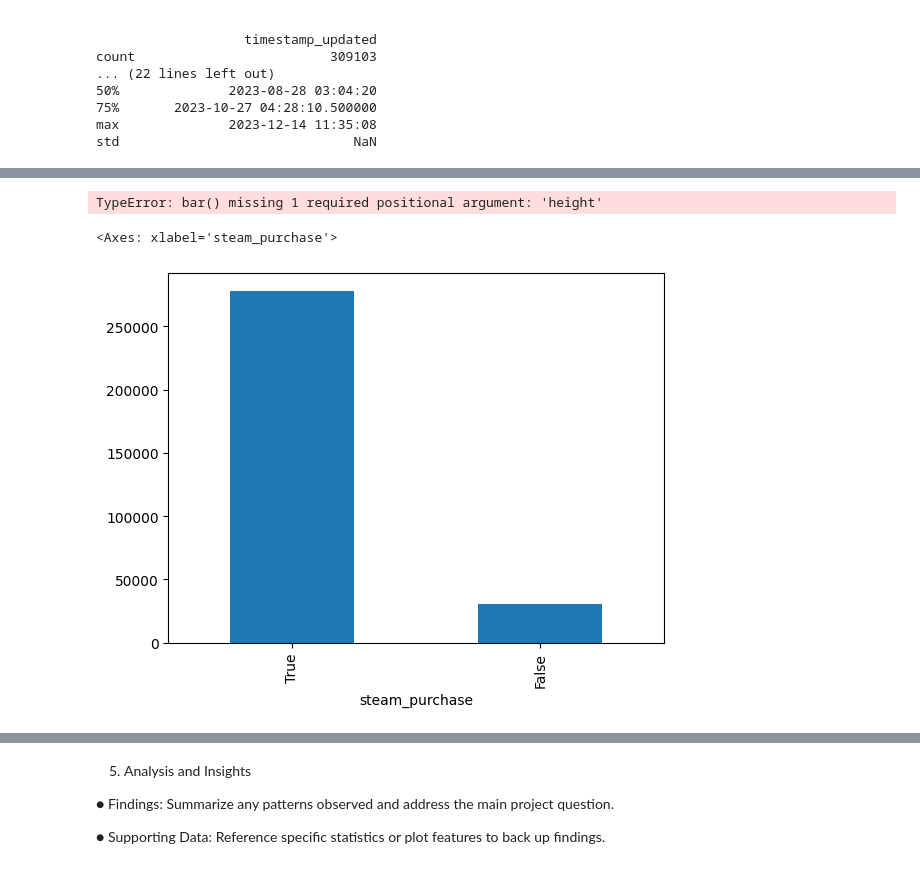
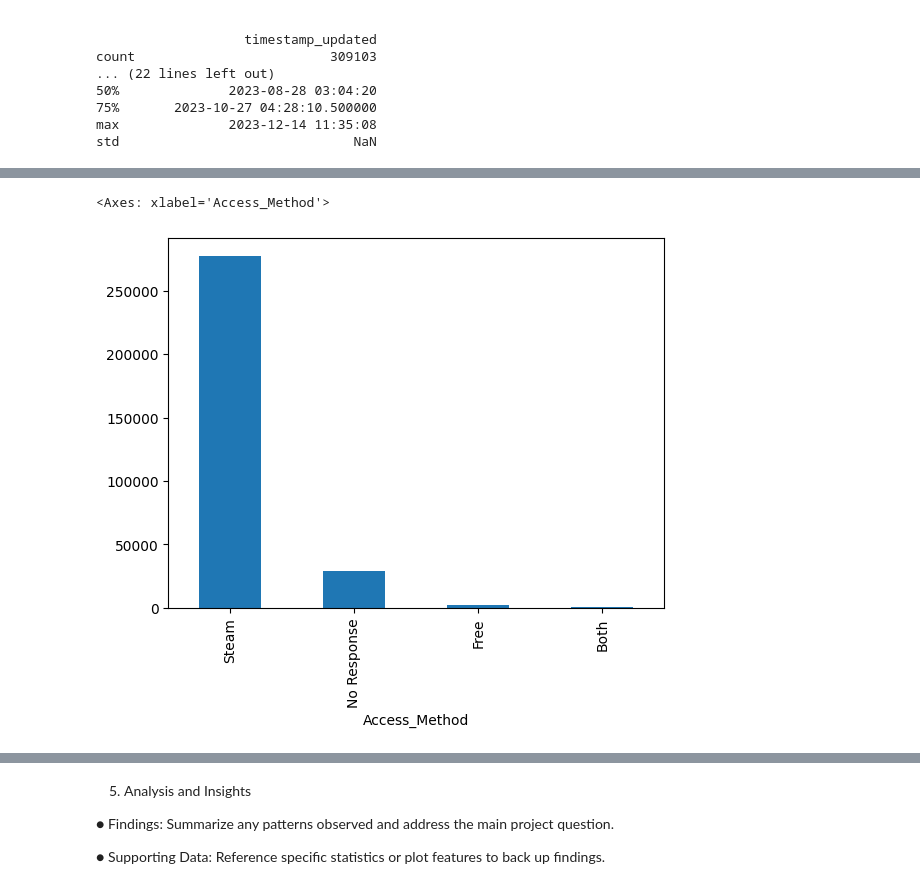
Before and after one commit to ammabe1/Data_Module-2-Mini-Project, a Jupyter notebook: BG3 Reviews Analysis.ipynb, the cells around one changed output, grey strips where cells are left out. Cells and saved outputs as stored; diff of their text form; code cells hidden in the pictures.

Commit message:
added combined comlum for method of access, dropped steam and free columns.

```diff
--- a/BG3 Reviews Analysis.ipynb
+++ b/BG3 Reviews Analysis.ipynb
@@ -215,0 +252,10 @@ list(column_list)
+# %%
+# change yes in steam column to Steam, change yes in free column to free
+# BG3['steam_purchase'].replace('True', 'Steam', inplace=True)
+# BG3.replace({'steam_purchase':'True','Steam':}, inplace=True)
+BG3['steam_purchase'] = BG3['steam_purchase'].replace({'True':'Steam','False':''})
+BG3['received_for_free'] = BG3['received_for_free'].replace({'True':'Free','False':''})
+BG3
+# build a column to consolidate Free vs Steam purchase
+# BG3['steam_purchase'].value_counts()
+BG3['received_for_free'].value_counts()
@@ -215,0 +267,5 @@ list(column_list)
+# %%
+#concatenate 'steam_purchase' and 'received_for_free' to build new column 'Access_Method'
+#df['new column'] = df['column1'] + df['column2']
+BG3['Access_Method'] = BG3['steam_purchase'] + BG3['received_for_free']
+BG3
@@ -215,0 +286,4 @@ list(column_list)
+# %%
+#change 'SteamFree' to 'Both
+BG3['Access_Method'] = BG3['Access_Method'].replace({'SteamFree':'Both','':'No Response'})
+BG3
@@ -215,0 +313,4 @@ list(column_list)
+# %%
+#drop 'steam_purchse' & 'received_for_free' columns
+BG3 = BG3.drop(['steam_purchase','received_for_free'],axis=1)
+BG3
@@ -340,13 +436,5 @@ plt.show()
-# %%
-plt.bar(formatted_percentages)
-plt.xlabel('Recommendation out of 10')
-plt.ylabel('Recommendation Percentages')
-plt.title("Baldur's Gate 3 Recommendations out of 10")
-plt.yticks(np.arange(0, 101, 10)) # Setting yticks from 0 to 100 with step 10
-# %% [output]
-TypeError: bar() missing 1 required positional argument: 'height'
 # %%
-BG3['steam_purchase'].value_counts().plot(kind='bar', rot=90)
+BG3['Access_Method'].value_counts().plot(kind='bar', rot=90)
 # %% [output]
-<Axes: xlabel='steam_purchase'>
+<Axes: xlabel='Access_Method'>
-[figure, old version]
+[figure, new version]
```
Also changed, not shown: parts of 14 cells of this notebook.
